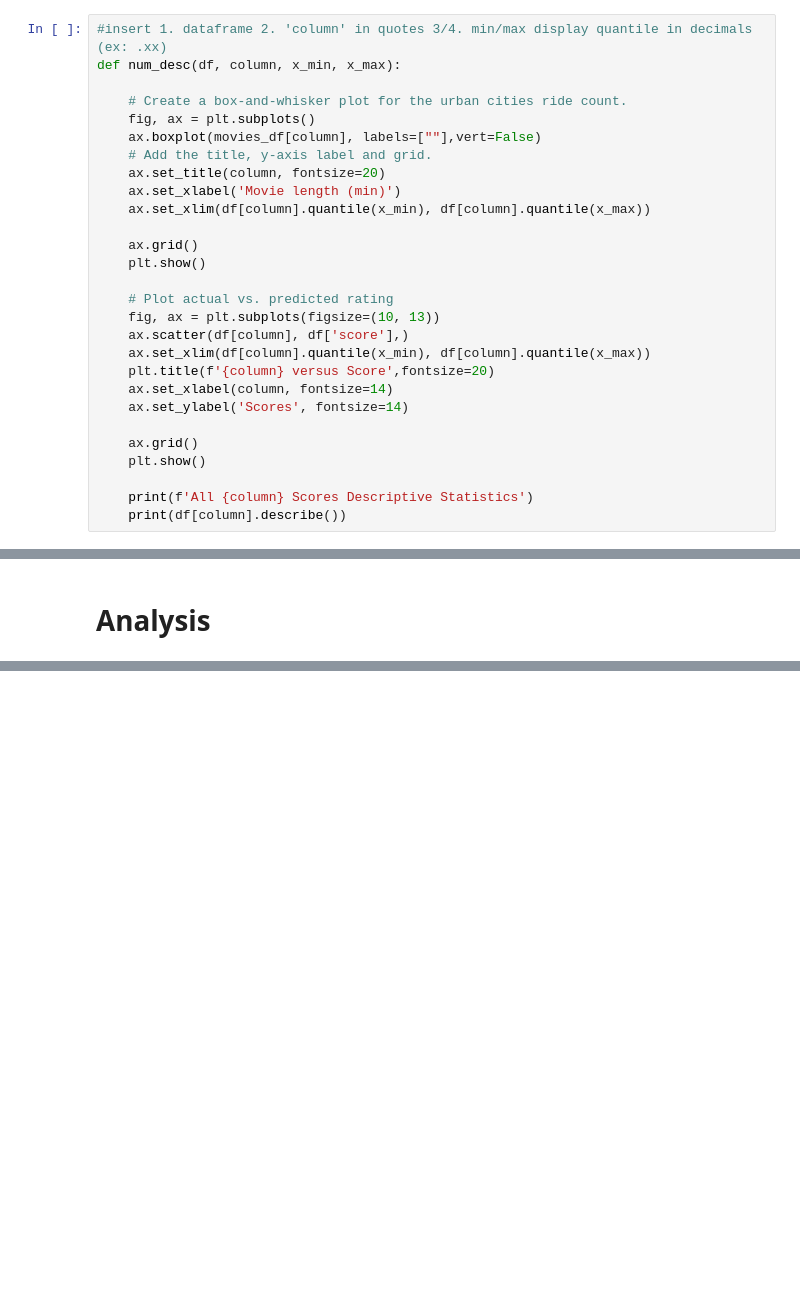
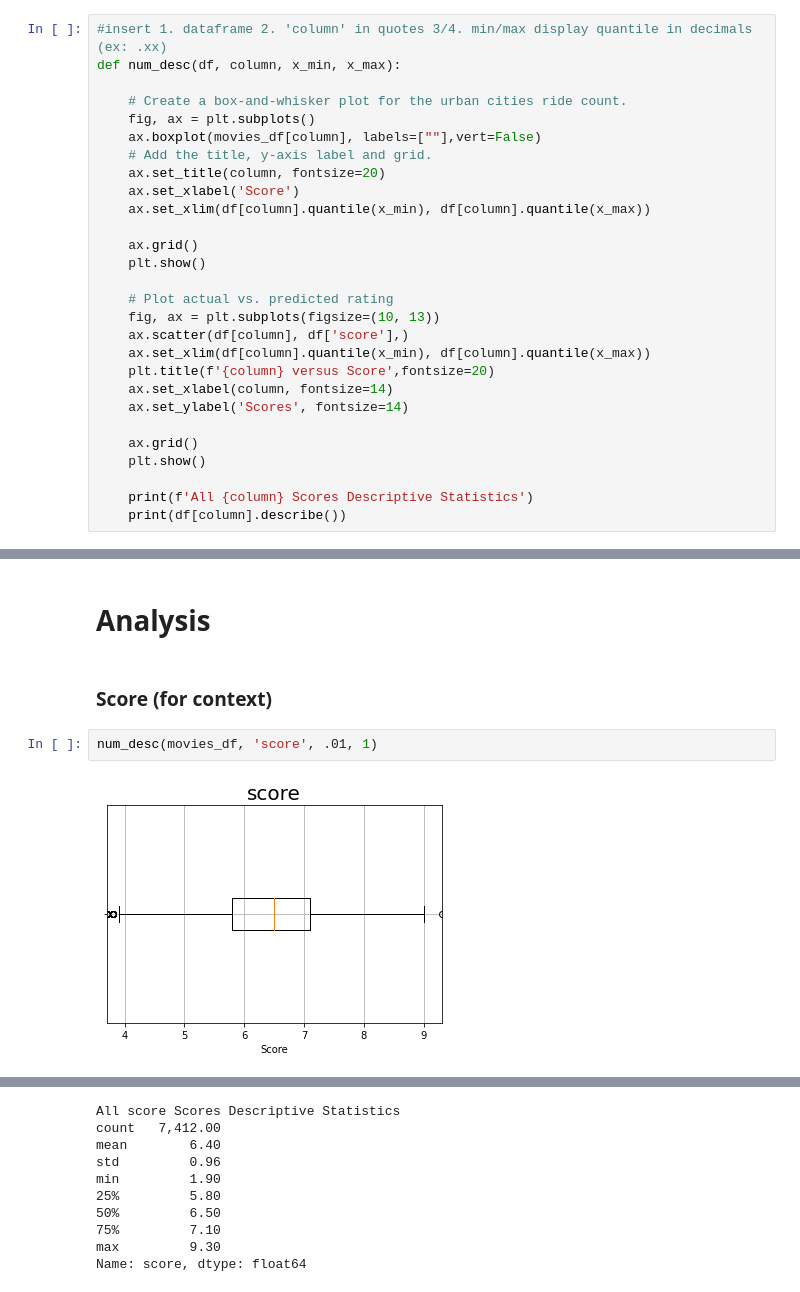
Before and after one commit to AleksKostrycka/Movie_Review_Project, a Jupyter notebook: Statistical_Analysis_Advanced.ipynb, the cells around one changed output, grey strips where cells are left out. Cells and saved outputs as stored; diff of their text form; blank space fills up the shorter version.

```diff
--- a/Statistical_Analysis_Advanced.ipynb
+++ b/Statistical_Analysis_Advanced.ipynb
@@ -194,7 +212,7 @@ def num_desc(df, column, x_min, x_max):
     ax.boxplot(movies_df[column], labels=[""],vert=False)
     # Add the title, y-axis label and grid.
     ax.set_title(column, fontsize=20)
-    ax.set_xlabel('Movie length (min)')
+    ax.set_xlabel('Score')
     ax.set_xlim(df[column].quantile(x_min), df[column].quantile(x_max))
 
     ax.grid()
@@ -256,2 +274,8 @@ def num_desc(df, column, x_min, x_max):
 # %% [markdown]
 # Analysis
+# %% [markdown]
+### Score (for context)
+# %%
+num_desc(movies_df, 'score', .01, 1)
+# %% [output]
+[figure, added]
@@ -257,0 +283,10 @@ def num_desc(df, column, x_min, x_max):
+All score Scores Descriptive Statistics
+count   7,412.00
+mean        6.40
+std         0.96
+min         1.90
+25%         5.80
+50%         6.50
+75%         7.10
+max         9.30
+Name: score, dtype: float64
```
Also changed, not shown: parts of 41 cells of this notebook.
